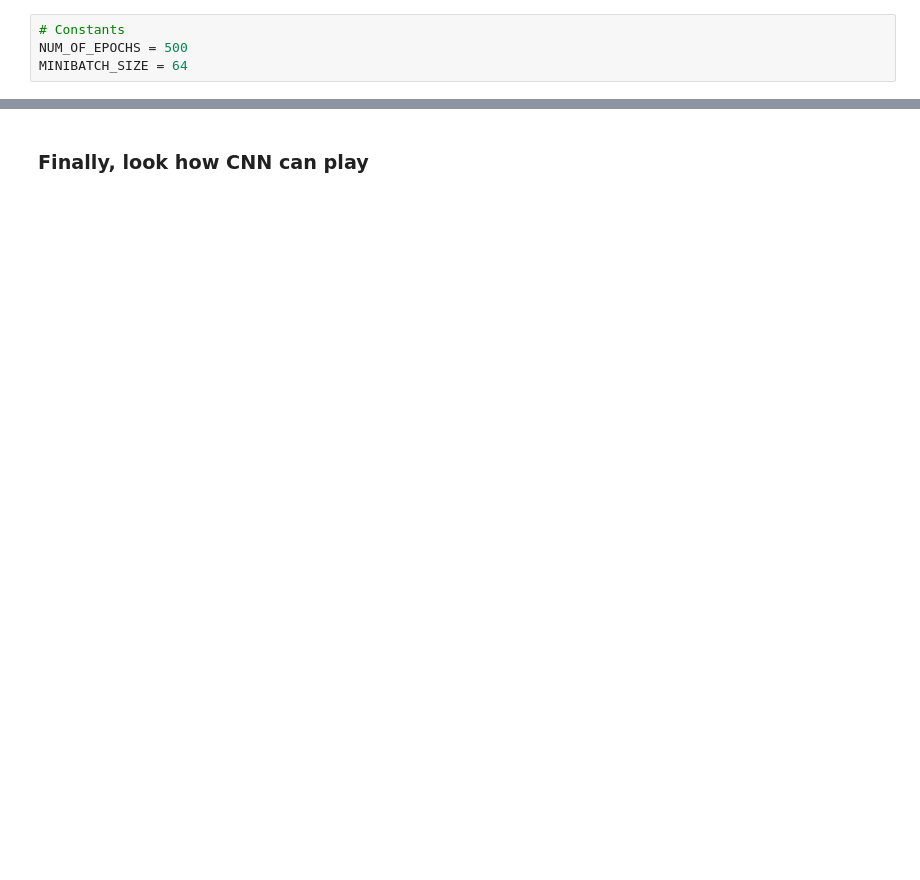
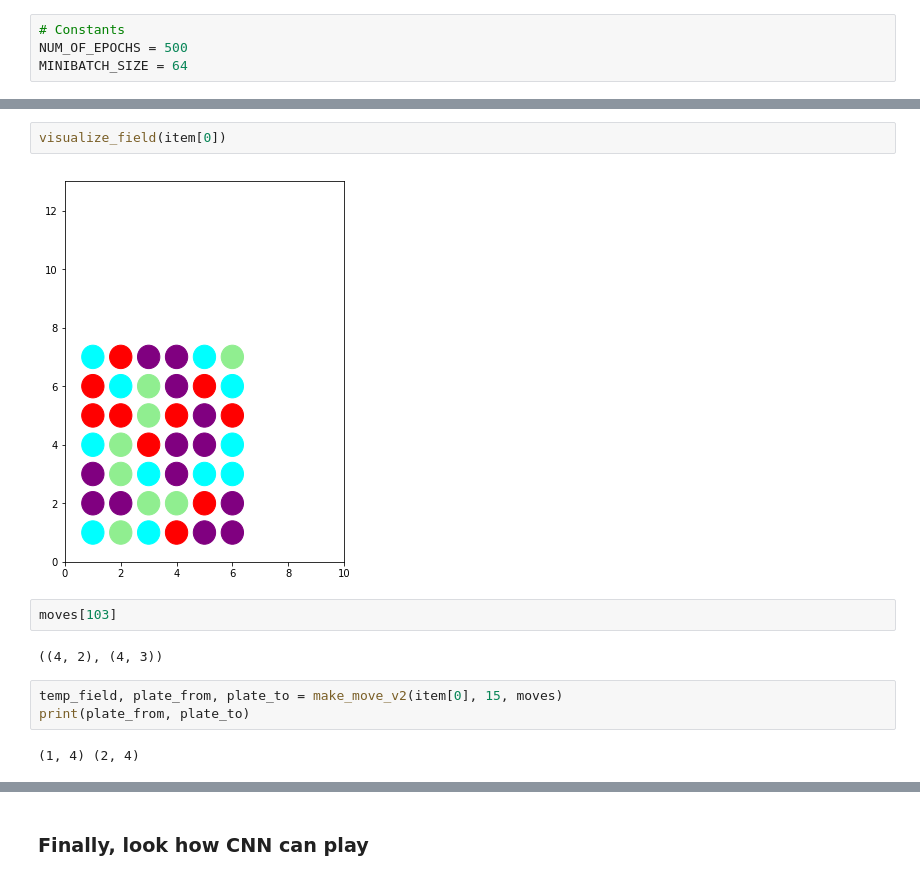
Before and after one commit to ippeter/Aeroflot-II, a Jupyter notebook: Aeroflot II. The Dark Side v2.0 20190416.ipynb, the cells around one changed output, grey strips where cells are left out. Saved outputs shown, nothing was run; the diff lists cells and outputs as text; blank space fills up the shorter version.

```diff
--- a/Aeroflot II. The Dark Side v2.0 20190416.ipynb
+++ b/Aeroflot II. The Dark Side v2.0 20190416.ipynb
@@ -560,0 +598,13 @@ plt.show()
+# %%
+visualize_field(item[0])
+# %% [output]
+[figure, added]
+# %%
+moves[103]
+# %% [output]
+((4, 2), (4, 3))
+# %%
+temp_field, plate_from, plate_to = make_move_v2(item[0], 15, moves)
+print(plate_from, plate_to)
+# %% [output]
+(1, 4) (2, 4)
```
Also changed, not shown: parts of 20 cells of this notebook.
